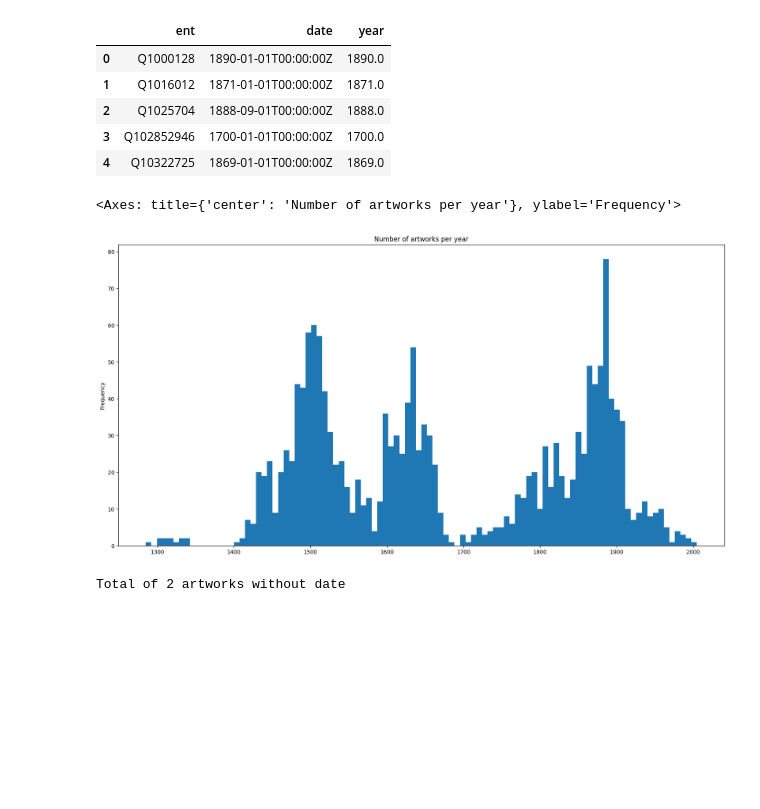
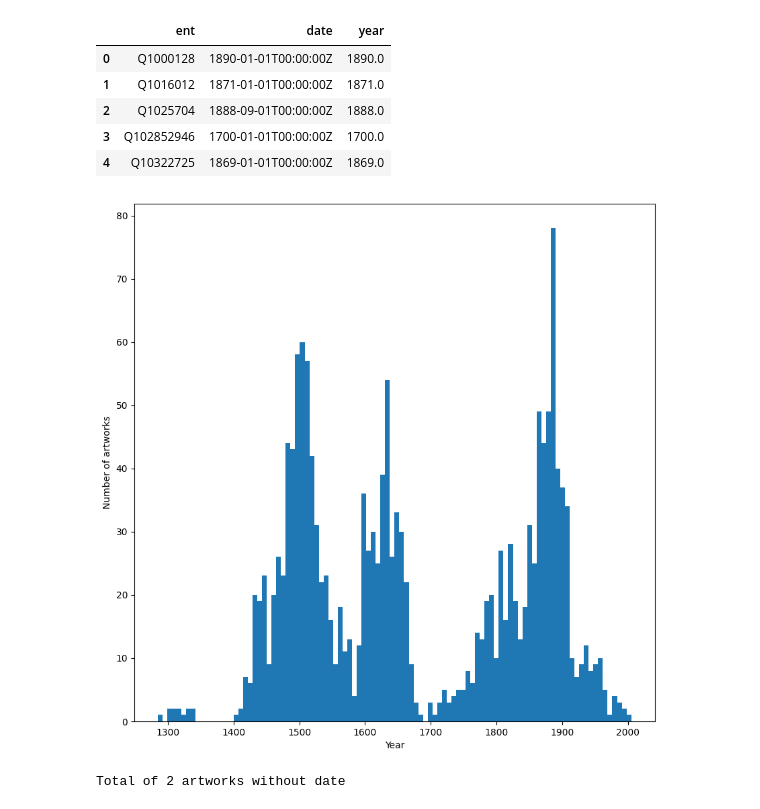
Before and after one commit to HPI-Information-Systems/MELArt, a Jupyter notebook: statistics.ipynb, the cells around one changed output. Saved outputs shown, nothing was run; the diff lists cells and outputs as text; code cells hidden in the pictures; blank space fills up the shorter version.

```diff
--- a/statistics.ipynb
+++ b/statistics.ipynb
@@ -217,10 +223,12 @@ df_date.head()
 | 3 | Q102852946 | 1700-01-01T00:00:00Z | 1700.0 |
 | 4 | Q10322725 | 1869-01-01T00:00:00Z | 1869.0 |
 # %%
-df_date['year'].plot(kind='hist', bins=100, figsize=(20,10), title='Number of artworks per year')
+df_date['year'].plot(kind='hist', bins=100, figsize=(10,10))
+plt.xlabel('Year')
+plt.ylabel('Number of artworks')
+plt.savefig("figures/dates.pdf", bbox_inches='tight', format='pdf')
 # %% [output]
-<Axes: title={'center': 'Number of artworks per year'}, ylabel='Frequency'>
-[figure, old version]
+[figure, new version]
 # %%
 unknown_date=df_date[df_date['year'].isna()]
 print(f"Total of {len(unknown_date)} artworks without date")
```
Also changed, not shown: parts of 7 cells of this notebook.
